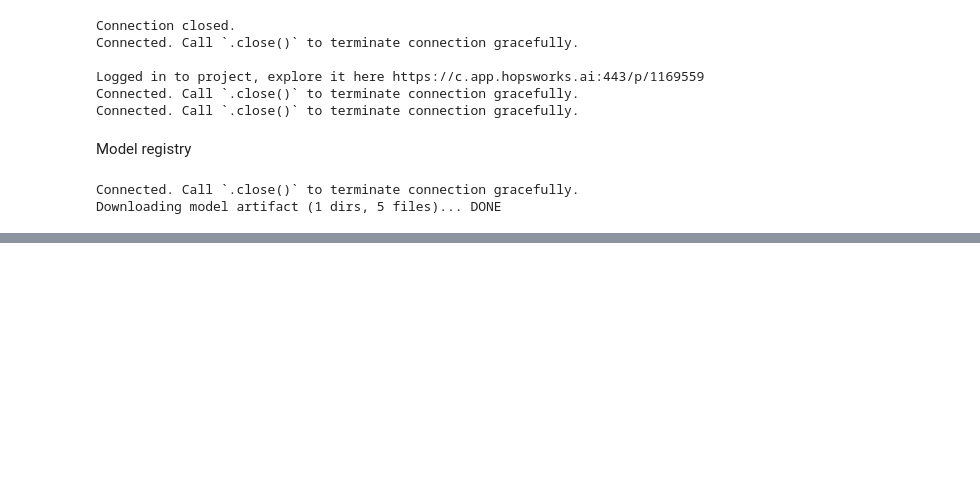
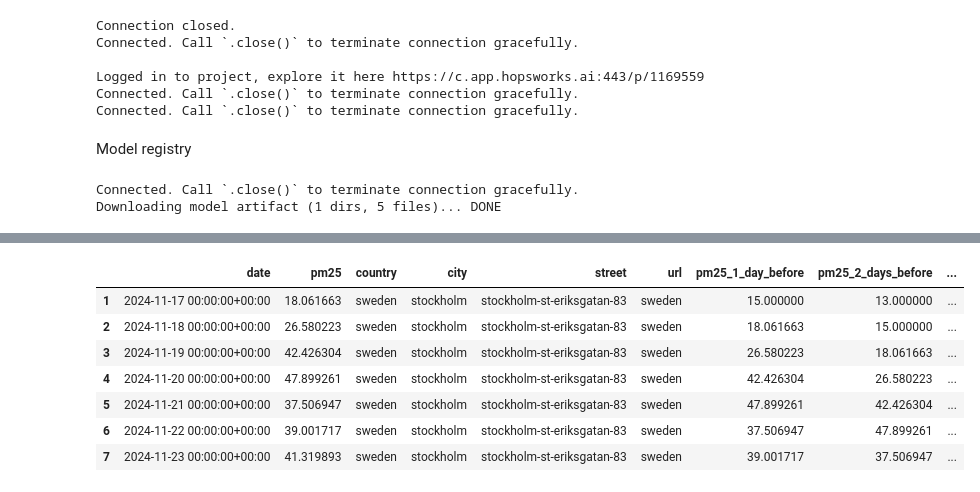
Before and after one commit to desireebill/air-quality-prediction-service, a Jupyter notebook: 4-batch-inference-pipeline.ipynb, the cells around one changed output, grey strips where cells are left out. Drawn from its saved outputs; the diff is of its cells as text; code cells hidden in the pictures; blank space fills up the shorter version.

```diff
--- a/4-batch-inference-pipeline.ipynb
+++ b/4-batch-inference-pipeline.ipynb
@@ -217,2 +229,16 @@ memory usage: 612.0+ bytes
+# %%
+# Fill in the number of days before the date on which you made the forecast (base_date)
+df_combined['days_before_forecast_day'] = range(1, len(batch_data))
+df_combined = df_combined.sort_values(by=['date'])
+df_combined
+# %% [output]
+|  | date | pm25 | country | city | street | url | pm25_1_day_before | pm25_2_days_before | ... |
+| 1 | 2024-11-17 00:00:00+00:00 | 18.061663 | sweden | stockholm | stockholm-st-eriksgatan-83 | sweden | 15.000000 | 13.000000 | ... |
+| 2 | 2024-11-18 00:00:00+00:00 | 26.580223 | sweden | stockholm | stockholm-st-eriksgatan-83 | sweden | 18.061663 | 15.000000 | ... |
+| 3 | 2024-11-19 00:00:00+00:00 | 42.426304 | sweden | stockholm | stockholm-st-eriksgatan-83 | sweden | 26.580223 | 18.061663 | ... |
+| 4 | 2024-11-20 00:00:00+00:00 | 47.899261 | sweden | stockholm | stockholm-st-eriksgatan-83 | sweden | 42.426304 | 26.580223 | ... |
+| 5 | 2024-11-21 00:00:00+00:00 | 37.506947 | sweden | stockholm | stockholm-st-eriksgatan-83 | sweden | 47.899261 | 42.426304 | ... |
+| 6 | 2024-11-22 00:00:00+00:00 | 39.001717 | sweden | stockholm | stockholm-st-eriksgatan-83 | sweden | 37.506947 | 47.899261 | ... |
+| 7 | 2024-11-23 00:00:00+00:00 | 41.319893 | sweden | stockholm | stockholm-st-eriksgatan-83 | sweden | 39.001717 | 37.506947 | ... |
 # %%
 file_path = "docs/air-quality/assets/img/pm25_forecast.png"
```
Also changed, not shown: parts of 19 cells of this notebook, 11 other files.
